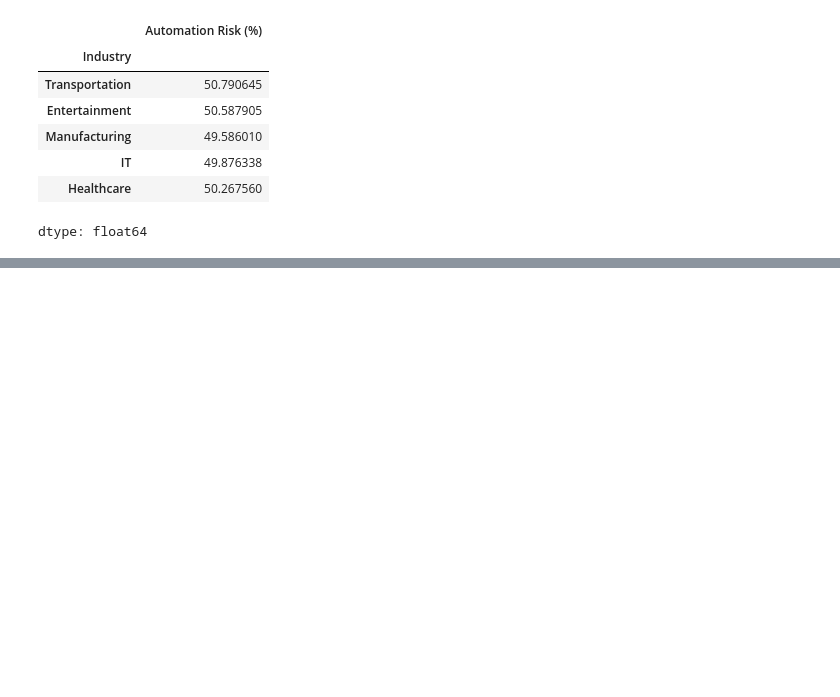
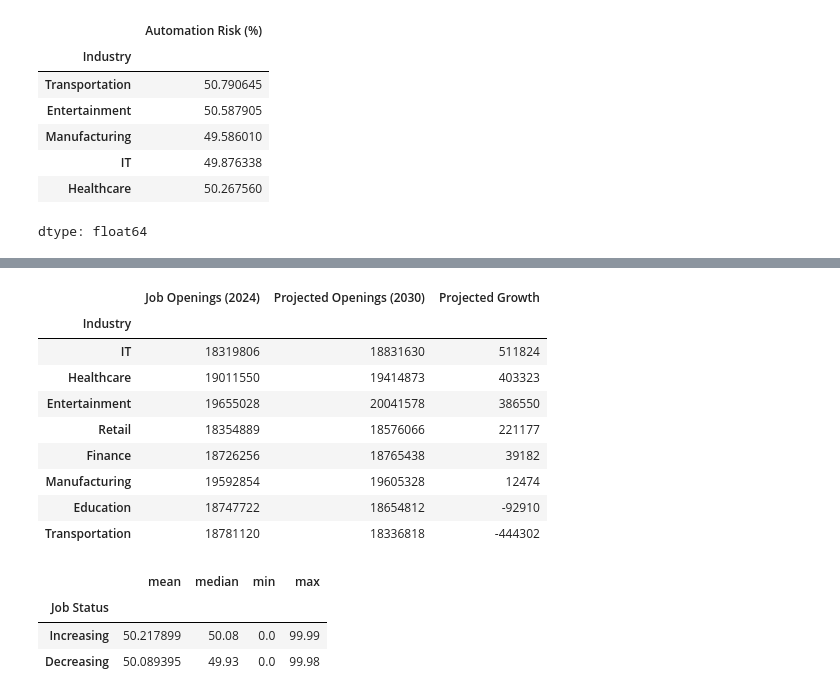
Before and after one commit to AJ0043/AI-Future-of-Jobs-Intelligence-Platform, a Jupyter notebook: AI_Adoption_&_Growth_Analysis.ipynb, the cells around one changed output, grey strips where cells are left out. Drawn from its saved outputs; the diff is of its cells as text; code cells hidden in the pictures; blank space fills up the shorter version.

```diff
--- a/AI_Adoption_&_Growth_Analysis.ipynb
+++ b/AI_Adoption_&_Growth_Analysis.ipynb
@@ -1919,0 +2071,13 @@ dtype: float64
+# %%
+# Q12 — How does projected job growth vary across industries?
+
+q12_data = (
+    EDA_ai_data
+    .groupby("Industry")[[
+        "Job Openings (2024)",
+        "Projected Openings (2030)"
+    ]]
+    .sum()
+)
+
+q12_data
@@ -1919,0 +2101,37 @@ dtype: float64
+# %%
+q12_data["Projected Growth"] = (
+    q12_data["Projected Openings (2030)"]
+    - q12_data["Job Openings (2024)"]
+)
+
+q12_data = q12_data.sort_values(
+    "Projected Growth",
+    ascending=False
+)
+
+q12_data
+# %% [output]
+|  | Job Openings (2024) | Projected Openings (2030) | Projected Growth |
+| Industry |  |  |  |
+| IT | 18319806 | 18831630 | 511824 |
+| Healthcare | 19011550 | 19414873 | 403323 |
+| Entertainment | 19655028 | 20041578 | 386550 |
+| Retail | 18354889 | 18576066 | 221177 |
+| Finance | 18726256 | 18765438 | 39182 |
+| Manufacturing | 19592854 | 19605328 | 12474 |
+| Education | 18747722 | 18654812 | -92910 |
+| Transportation | 18781120 | 18336818 | -444302 |
+# %%
+q13_data = (
+    EDA_ai_data
+    .groupby("Job Status")["Automation Risk (%)"]
+    .agg(["mean", "median", "min", "max"])
+    .sort_values("mean", ascending=False)
+)
+
+q13_data
+# %% [output]
+|  | mean | median | min | max |
+| Job Status |  |  |  |  |
+| Increasing | 50.217899 | 50.08 | 0.0 | 99.99 |
+| Decreasing | 50.089395 | 49.93 | 0.0 | 99.98 |
```
Also changed, not shown: parts of 10 cells of this notebook.
